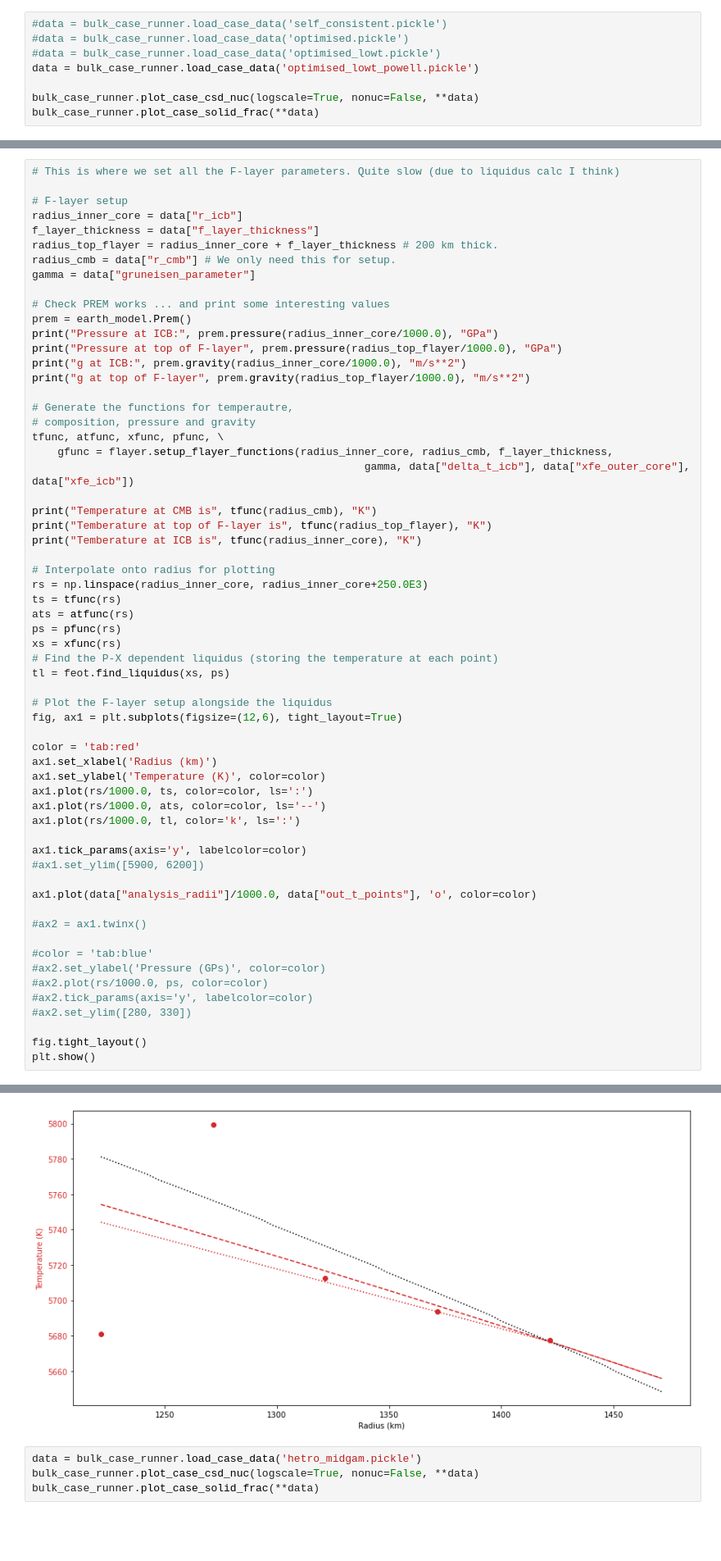
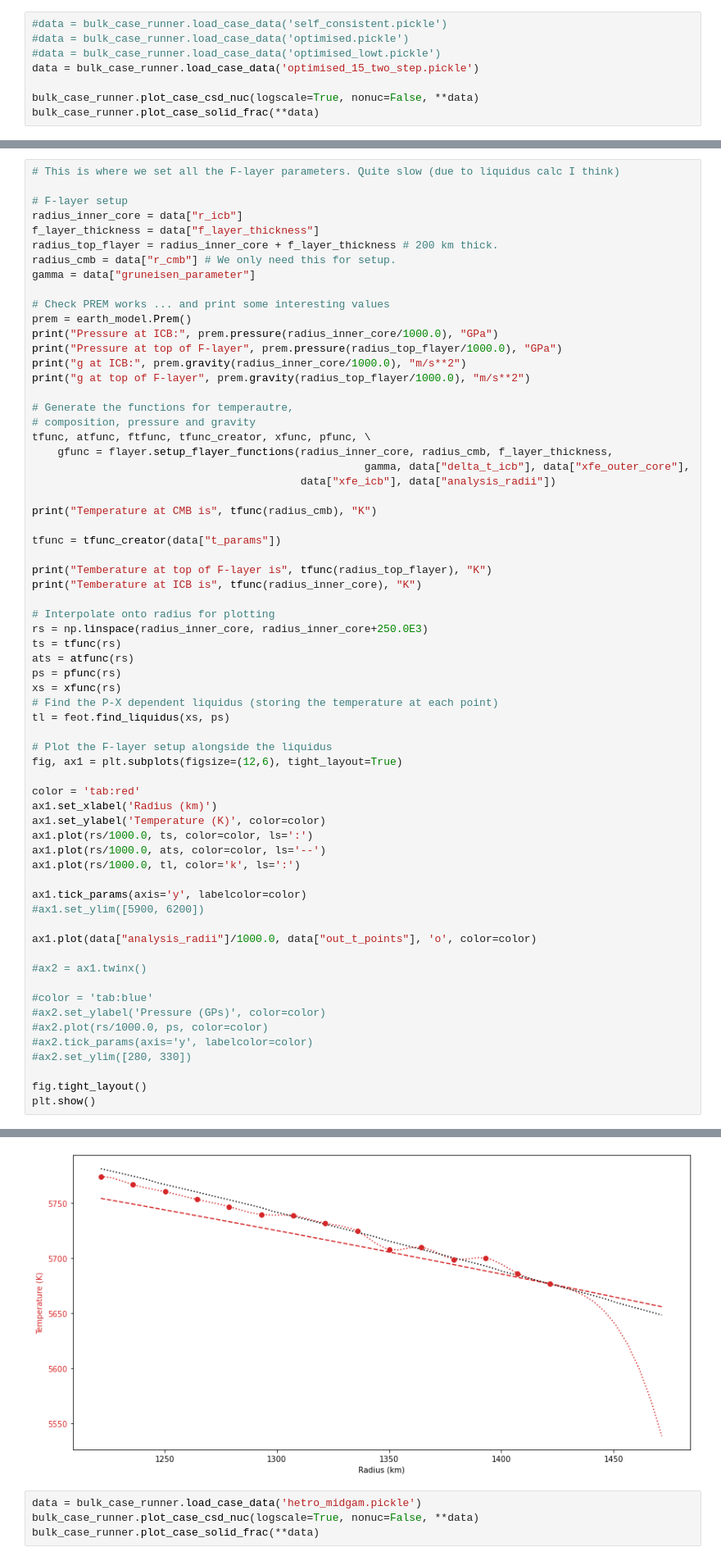
Before and after one commit to andreww/slurry, a Jupyter notebook: results_plotting.ipynb, the cells around one changed output, grey strips where cells are left out. Shown at 82% size. Saved outputs shown, nothing was run; the diff lists cells and outputs as text; blank space fills up the shorter version.

```diff
--- a/results_plotting.ipynb
+++ b/results_plotting.ipynb
@@ -16,7 +16,7 @@ import earth_model
 #data = bulk_case_runner.load_case_data('self_consistent.pickle')
 #data = bulk_case_runner.load_case_data('optimised.pickle')
 #data = bulk_case_runner.load_case_data('optimised_lowt.pickle')
-data = bulk_case_runner.load_case_data('optimised_lowt_powell.pickle')
+data = bulk_case_runner.load_case_data('optimised_15_two_step.pickle')
 
 bulk_case_runner.plot_case_csd_nuc(logscale=True, nonuc=False, **data)
 bulk_case_runner.plot_case_solid_frac(**data)
@@ -43,11 +43,15 @@ print("g at top of F-layer", prem.gravity(radius_top_flayer/1000.0), "m/s**2")
 
 # Generate the functions for temperautre,
 # composition, pressure and gravity
-tfunc, atfunc, xfunc, pfunc, \
+tfunc, atfunc, ftfunc, tfunc_creator, xfunc, pfunc, \
     gfunc = flayer.setup_flayer_functions(radius_inner_core, radius_cmb, f_layer_thickness,
-                                                    gamma, data["delta_t_icb"], data["xfe_outer_core"], data["xfe_icb"])
+                                                    gamma, data["delta_t_icb"], data["xfe_outer_core"],
+                                          data["xfe_icb"], data["analysis_radii"])
 
 print("Temperature at CMB is", tfunc(radius_cmb), "K")
+
+tfunc = tfunc_creator(data["t_params"])
+
 print("Temberature at top of F-layer is", tfunc(radius_top_flayer), "K")
 print("Temberature at ICB is", tfunc(radius_inner_core), "K")
 
@@ -96,4 +100,4 @@ Temberature at ICB is 5744.191075723928 K
-[figure, old version]
+[figure, new version]
 # %%
 data = bulk_case_runner.load_case_data('hetro_midgam.pickle')
 bulk_case_runner.plot_case_csd_nuc(logscale=True, nonuc=False, **data)
```
Also changed, not shown: parts of 2 cells of this notebook, 1 other file.
